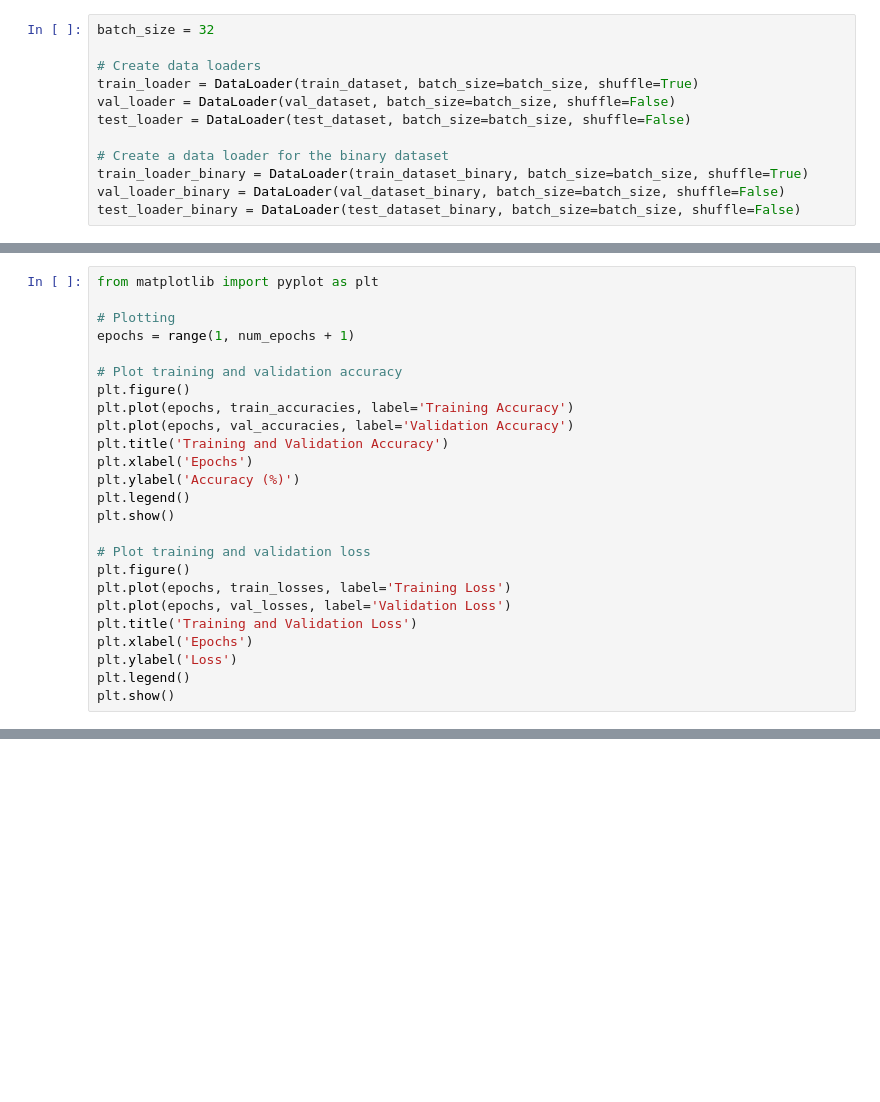
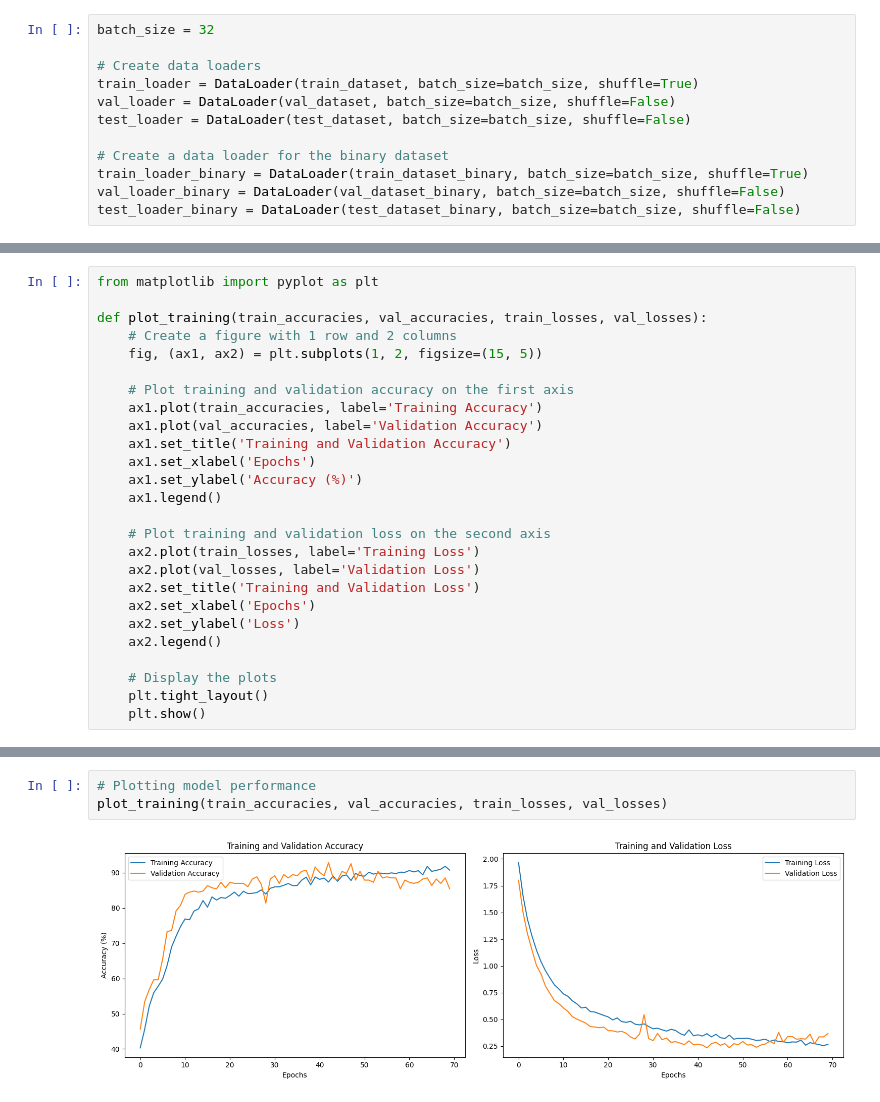
Before and after one commit to Pappol/EEGNet-improved, a Jupyter notebook: DataSplit.ipynb, the cells around one changed output, grey strips where cells are left out. Drawn from its saved outputs; the diff is of its cells as text; blank space fills up the shorter version.

```diff
--- a/DataSplit.ipynb
+++ b/DataSplit.ipynb
@@ -394,25 +373,26 @@ KeyboardInterrupt:
 # %%
 from matplotlib import pyplot as plt
 
-# Plotting
-epochs = range(1, num_epochs + 1)
+def plot_training(train_accuracies, val_accuracies, train_losses, val_losses):
+    # Create a figure with 1 row and 2 columns
+    fig, (ax1, ax2) = plt.subplots(1, 2, figsize=(15, 5))
 
-# Plot training and validation accuracy
-plt.figure()
-plt.plot(epochs, train_accuracies, label='Training Accuracy')
-plt.plot(epochs, val_accuracies, label='Validation Accuracy')
-plt.title('Training and Validation Accuracy')
-plt.xlabel('Epochs')
-plt.ylabel('Accuracy (%)')
-plt.legend()
-plt.show()
+    # Plot training and validation accuracy on the first axis
+    ax1.plot(train_accuracies, label='Training Accuracy')
+    ax1.plot(val_accuracies, label='Validation Accuracy')
+    ax1.set_title('Training and Validation Accuracy')
+    ax1.set_xlabel('Epochs')
+    ax1.set_ylabel('Accuracy (%)')
+    ax1.legend()
 
-# Plot training and validation loss
-plt.figure()
-plt.plot(epochs, train_losses, label='Training Loss')
-plt.plot(epochs, val_losses, label='Validation Loss')
-plt.title('Training and Validation Loss')
-plt.xlabel('Epochs')
-plt.ylabel('Loss')
-plt.legend()
-plt.show()
+    # Plot training and validation loss on the second axis
+    ax2.plot(train_losses, label='Training Loss')
+    ax2.plot(val_losses, label='Validation Loss')
+    ax2.set_title('Training and Validation Loss')
+    ax2.set_xlabel('Epochs')
+    ax2.set_ylabel('Loss')
+    ax2.legend()
+
+    # Display the plots
+    plt.tight_layout()
+    plt.show()
@@ -421,0 +399,5 @@ plt.show()
+# %%
+# Plotting model performance
+plot_training(train_accuracies, val_accuracies, train_losses, val_losses)
+# %% [output]
+[figure, added]
```
Also changed, not shown: parts of 6 cells of this notebook.
